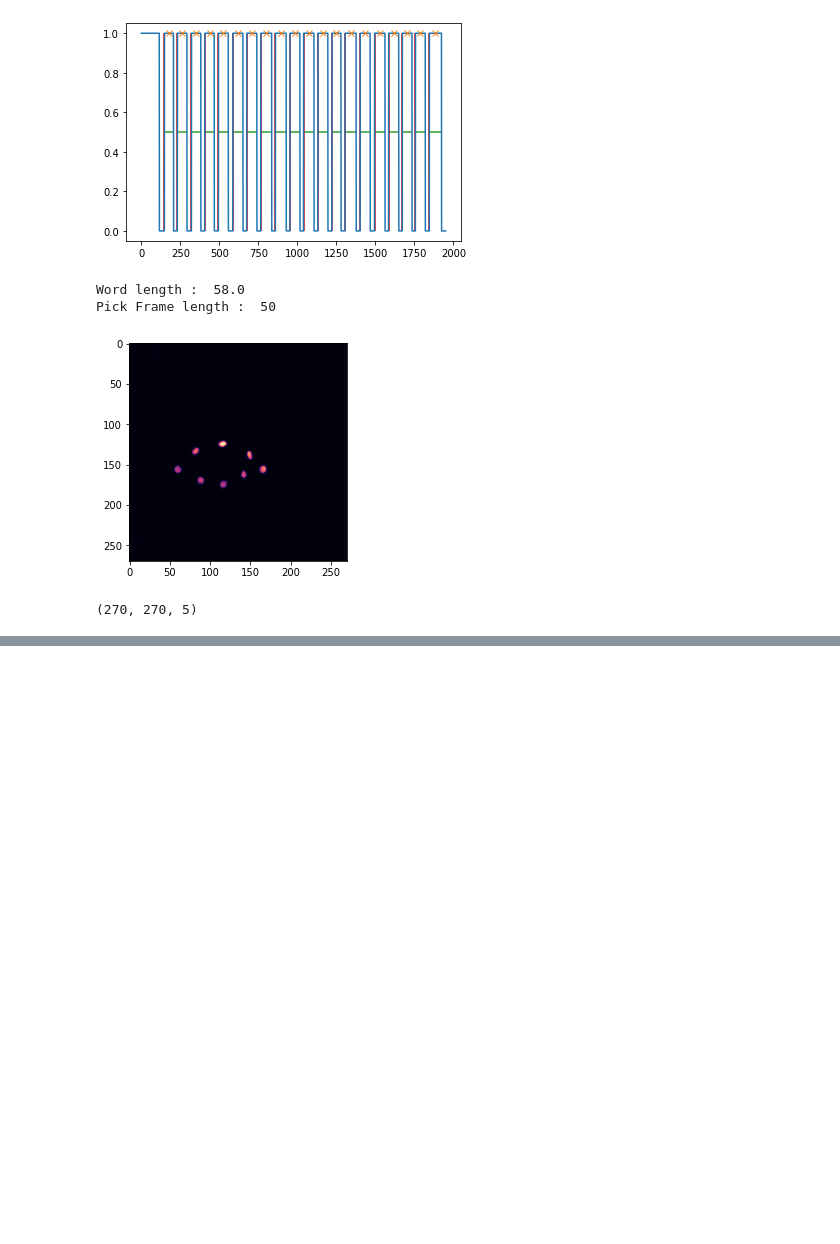
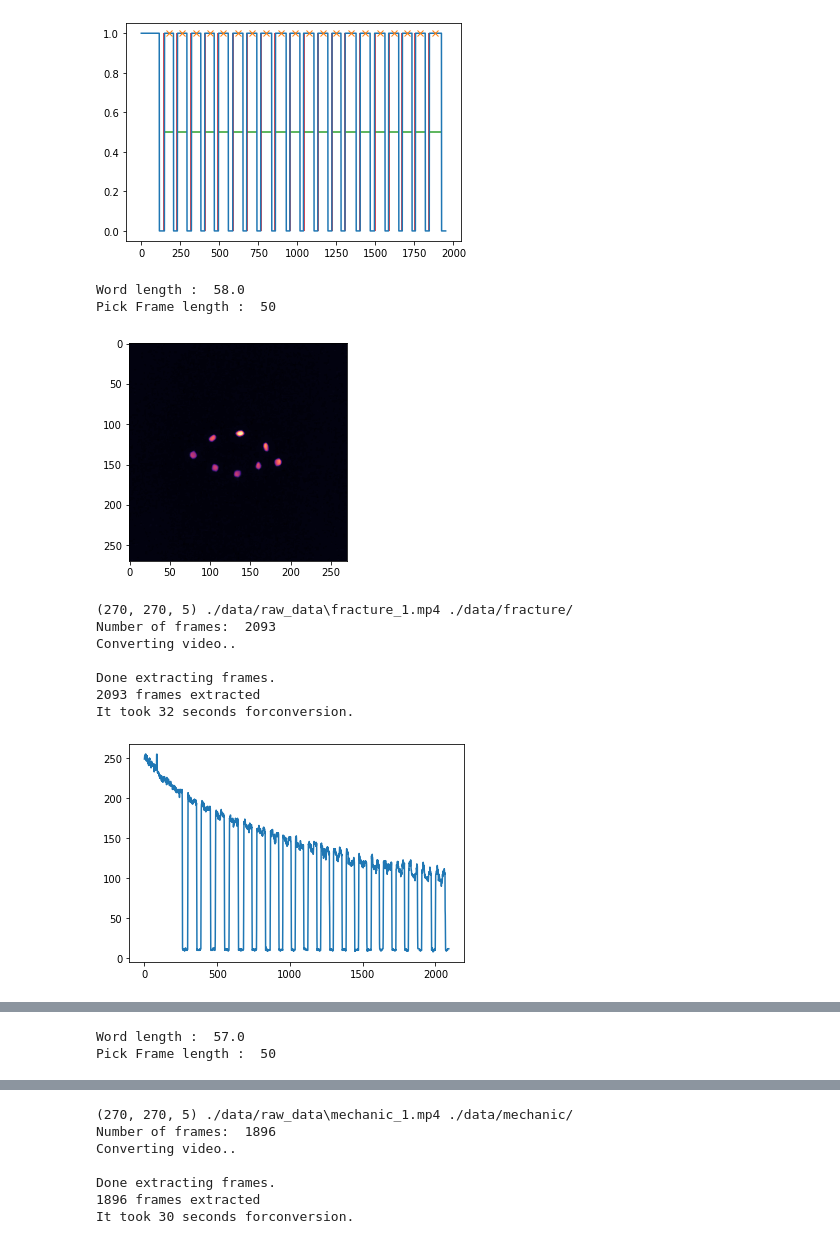
Before and after one commit to HOGEUNGOD/word_ml, a Jupyter notebook: pre_set.ipynb, the cells around one changed output, grey strips where cells are left out. Drawn from its saved outputs; the diff is of its cells as text; code cells hidden in the pictures; blank space fills up the shorter version.

```diff
--- a/pre_set.ipynb
+++ b/pre_set.ipynb
@@ -9,7 +9,7 @@ import os
 from moviepy.video.io.ffmpeg_tools import ffmpeg_extract_subclip
 import matplotlib.pyplot as plt
 from scipy.signal import chirp, find_peaks, peak_widths
-
+import glob
 
 def start_pint(x):
     peaks, _ = find_peaks(x, height=-40)
@@ -69,9 +69,7 @@ def make_dataset(input_loc, output_loc, start_point, jump=10, number=5):
     while cap.isOpened():
         ret, frame = cap.read()
         if count in all_point:
-            grayFrame = cv2.cvtColor(frame, cv2.COLOR_BGR2GRAY)[50:950, 400:1300]
-            grayFrame = cv2.resize(grayFrame,dsize=(0,0),fx=0.3, fy=0.3)
-            dataset.append(grayFrame)
+            dataset.append(breeding(frame))
         else:
             pass
         count = count + 1
@@ -90,16 +88,43 @@ def stack_array(data, number):
     return all_data
 
 
-input_loc = r'./data/raw_data/fracture_1.mp4'
-output_loc =  r'./data/fracture/'
-array = video_to_frames(input_loc)
-dataset = make_dataset(input_loc, output_loc, array)
-result = stack_array(dataset[0], dataset[1])
-plt.imshow(dataset[0][0],cmap='magma')
-plt.show()
-plt.close()
-print(np.shape(result[0]))
-np.save(output_loc+'/fracture',result)
+
+def breeding(frame):
+    """Image Breeding"""
+    grayFrame = cv2.cvtColor(frame, cv2.COLOR_BGR2GRAY)
+
+    cp = (grayFrame.shape[1] / 2, grayFrame.shape[0] / 2)
+    rot = cv2.getRotationMatrix2D(cp, -5, 1) # 20도 회전, 스케일 0.5배
+    grayFrame = cv2.warpAffine(grayFrame, rot, (0, 0))
+
+    grayFrame = cv2.resize(grayFrame[100:1000, 350:1250],dsize=(0,0),fx=0.3, fy=0.3)
+    return grayFrame
+
+# input_loc = r'./data/raw_data/fracture_1.mp4'
+# output_loc =  r'./data/fracture/'
+# array = video_to_frames(input_loc)
+# dataset = make_dataset(input_loc, output_loc, array)
+# result = stack_array(dataset[0], dataset[1])
+# plt.imshow(dataset[0][0],cmap='magma')
+# plt.show()
+# plt.close()
+# print(np.shape(result[0]))
+# np.save(output_loc+'/fracture',result)
+
+
+_input_loc = r'./data/raw_data/'
+
+for input_loc in glob.glob(_input_loc+'*.mp4'):
+    name = os.path.basename(input_loc).split('_')[0]
+    output_loc = (r'./data/'+name+'/')
+    array = video_to_frames(input_loc)
+    dataset = make_dataset(input_loc, output_loc, array)
+    result = stack_array(dataset[0], dataset[1])
+    plt.imshow(dataset[0][0],cmap='magma')
+    plt.show()
+    plt.close()
+    print(np.shape(result[0]), input_loc, output_loc)
+    np.save(output_loc+name+'_5',result)
 # %% [output]
 Number of frames:  1951
 Converting video..
@@ -110,6 +135,13 @@ It took 36 seconds forconversion.
 [figure]
 [figure]
 Word length :  58.0
 Pick Frame length :  50
-[figure, old version]
+[figure, new version]
-(270, 270, 5)
+(270, 270, 5) ./data/raw_data\fracture_1.mp4 ./data/fracture/
+Number of frames:  2093
+Converting video..
+
+Done extracting frames.
+2093 frames extracted
+It took 32 seconds forconversion.
+[figure, added]
@@ -115,0 +149,2 @@ Pick Frame length :  50
+Word length :  57.0
+Pick Frame length :  50
@@ -115,0 +152,7 @@ Pick Frame length :  50
+(270, 270, 5) ./data/raw_data\mechanic_1.mp4 ./data/mechanic/
+Number of frames:  1896
+Converting video..
+
+Done extracting frames.
+1896 frames extracted
+It took 30 seconds forconversion.
```
Also changed, not shown: parts of 1 cell of this notebook, 30 other files.
